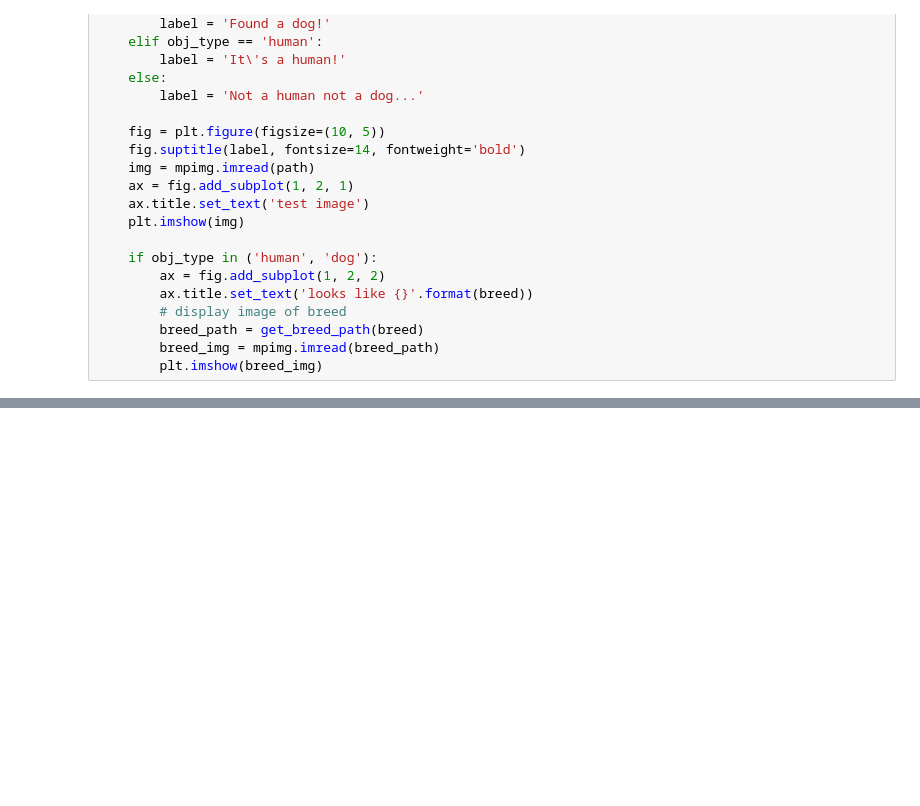
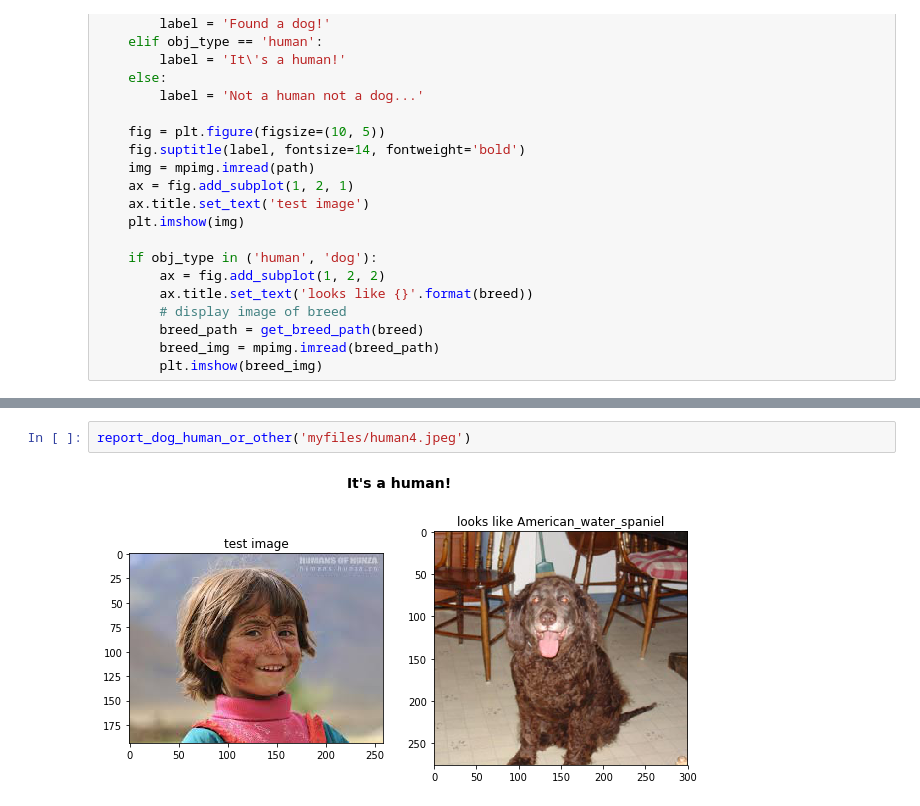
Before and after one commit to evgenyfadeev/dog-project, a Jupyter notebook: dog_app.ipynb, the cells around one changed output, grey strips where cells are left out. Drawn from its saved outputs; the diff is of its cells as text; blank space fills up the shorter version.

```diff
--- a/dog_app.ipynb
+++ b/dog_app.ipynb
@@ -826,0 +850,4 @@ report_dog_human_or_other(dog_files_short[105])
+# %%
+report_dog_human_or_other('myfiles/human4.jpeg')
+# %% [output]
+[figure, added]
```
Also changed, not shown: parts of 16 cells of this notebook.
